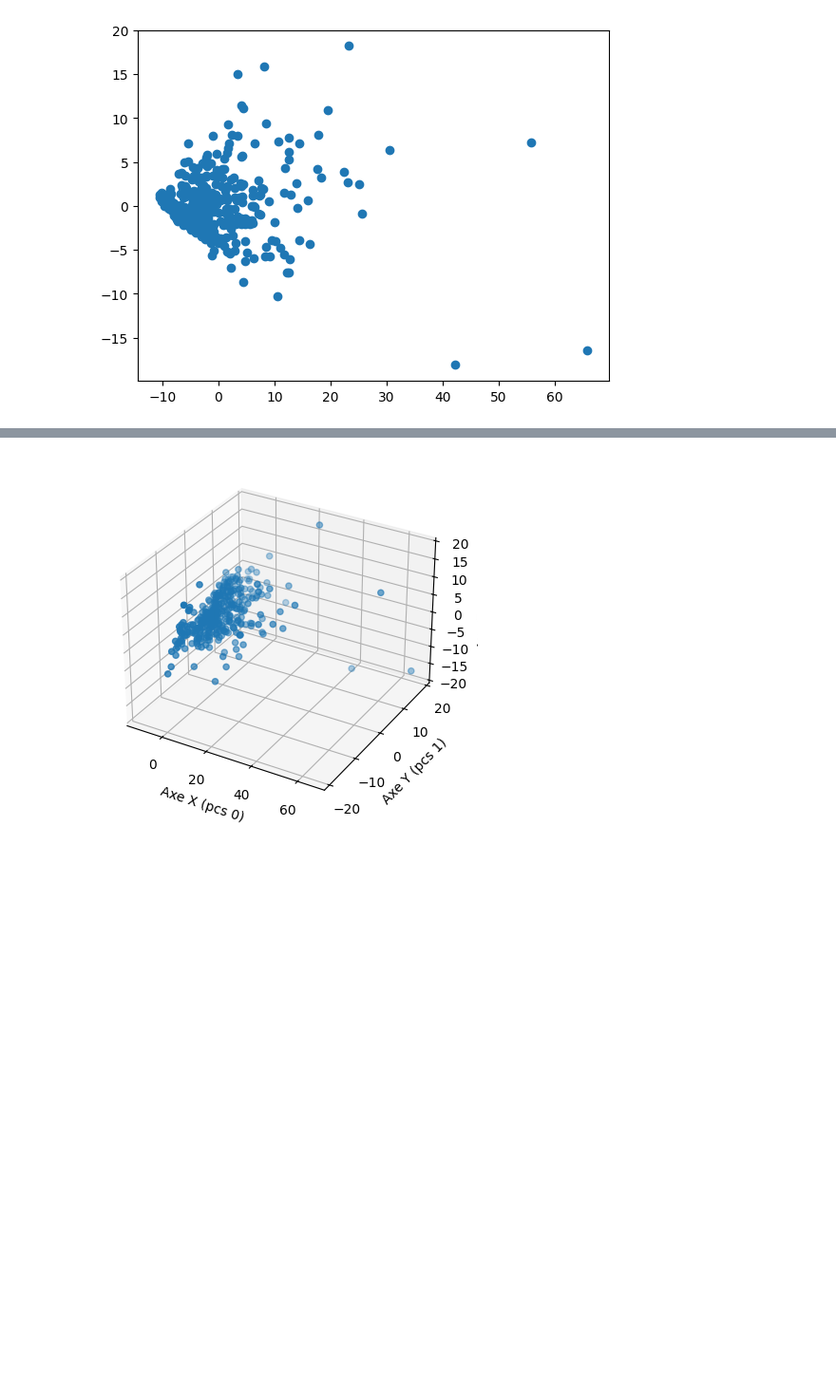
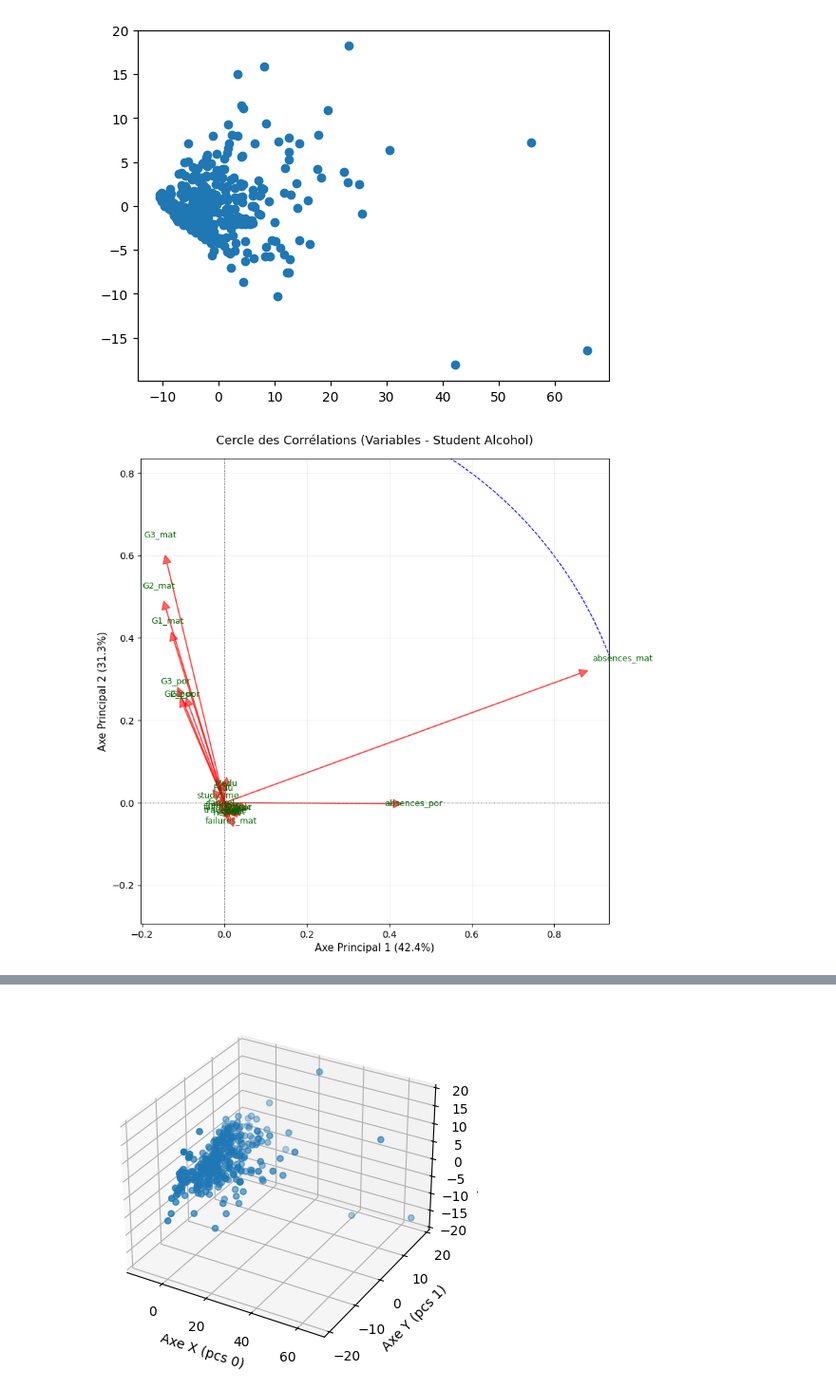
Before and after one commit to Menak49/alcohol-consumption-data-analysis, a Jupyter notebook: source/PCA_AFTD_CAH.ipynb, the cells around one changed output, grey strips where cells are left out. Shown at 95% size. Saved outputs shown, nothing was run; the diff lists cells and outputs as text; code cells hidden in the pictures; blank space fills up the shorter version.

```diff
--- a/source/PCA_AFTD_CAH.ipynb
+++ b/source/PCA_AFTD_CAH.ipynb
@@ -78,3 +78,37 @@ plt.scatter(pcs[:, 0], pcs[:, 2])
 plt.show()
 # %% [output]
 [figure]
+# %%
+
+modele_acp = cls
+
+loadings_axes = modele_acp.components_
+variables_names = data.columns
+
+fig, ax = plt.subplots(figsize=(8, 8))
+
+for i, col_name in enumerate(variables_names):
+    x_val = loadings_axes[0, i]
+    y_val = loadings_axes[1, i]
+
+
+    ax.arrow(0, 0, x_val, y_val, head_width=0.025, head_length=0.025, color='red', alpha=0.6)
+
+
+    ax.text(x_val * 1.15, y_val * 1.15, col_name, color='darkgreen', ha='center', va='center', fontsize=10)
+
+
+cercle_unite = plt.Circle((0,0), 1, color='blue', fill=False, linestyle='--')
+ax.add_artist(cercle_unite)
+
+
+var_exp = modele_acp.explained_variance_ratio_
+plt.xlabel(f"Axe Principal 1 ({var_exp[0]*100:.1f}%)", fontsize=11)
+plt.ylabel(f"Axe Principal 2 ({var_exp[1]*100:.1f}%)", fontsize=11)
+
+plt.title("Cercle des Corrélations (Variables - Student Alcohol)", fontsize=13, pad=15)
+plt.grid(True, alpha=0.2)
+plt.axis('equal')
+plt.show()
+# %% [output]
+[figure, added]
```
Also changed, not shown: parts of 1 cell of this notebook, 1 other file.
